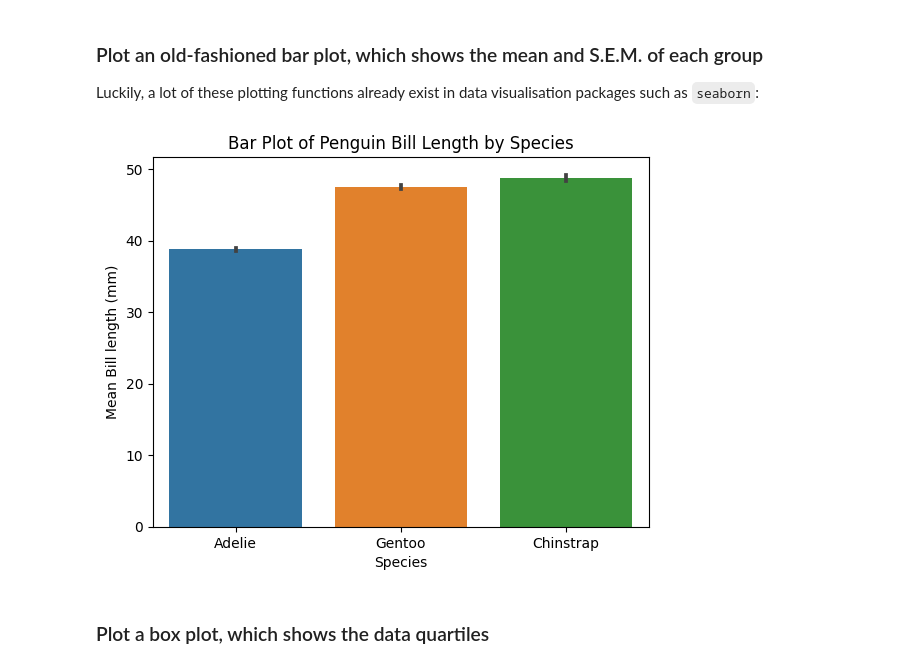
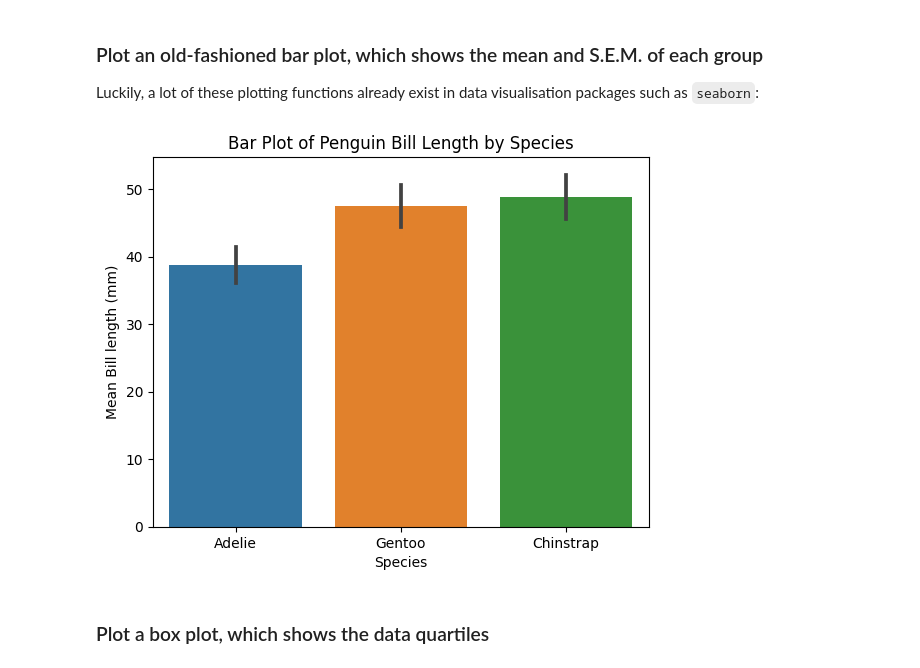
Before and after one commit to ACCLAB/moda, a Jupyter notebook: nbs/03_Data_Analysis_with_Jupyter_and_Python.ipynb, the cells around one changed output. Cells and saved outputs as stored; diff of their text form; code cells hidden in the pictures.

```diff
--- a/nbs/03_Data_Analysis_with_Jupyter_and_Python.ipynb
+++ b/nbs/03_Data_Analysis_with_Jupyter_and_Python.ipynb
@@ -138,15 +138,24 @@ penguins_lengths.groupby("species").sem() # Gives us the standard error of the m
 ### Plot an old-fashioned bar plot, which shows the mean and S.E.M. of each group
 Luckily, a lot of these plotting functions already exist in data visualisation packages such as `seaborn`:
 # %%
-ax1 = sns.barplot(data = penguins_lengths,
-                  x = "species",
-                  y = "bill_length_mm",
-                  errorbar = "se");
+# ax1 = sns.barplot(data = penguins_lengths,
+#                   x = "species",
+#                   y = "bill_length_mm",
+#                   errorbar = "se");
+
+# # Axes should always be labelled.
+# ax1.set(xlabel="Species", ylabel="Mean Bill length (mm)", title = "Bar Plot of Penguin Bill Length by Species");
+
+ax1 = sns.barplot(data=penguins_lengths,
+                  x="species",
+                  y="bill_length_mm",
+                  ci="se");  # Use "sd" for standard deviation or a numeric value for confidence interval
 
 # Axes should always be labelled.
-ax1.set(xlabel="Species", ylabel="Mean Bill length (mm)", title = "Bar Plot of Penguin Bill Length by Species");
+ax1.set(xlabel="Species", ylabel="Mean Bill length (mm)", title="Bar Plot of Penguin Bill Length by Species")
+plt.show()
 # %% [output]
-[figure, old version]
+[figure, new version]
 # %% [markdown]
 ### Plot a box plot, which shows the data quartiles
 # %%
```
Also changed, not shown: parts of 4 cells of this notebook, 7 other files.
